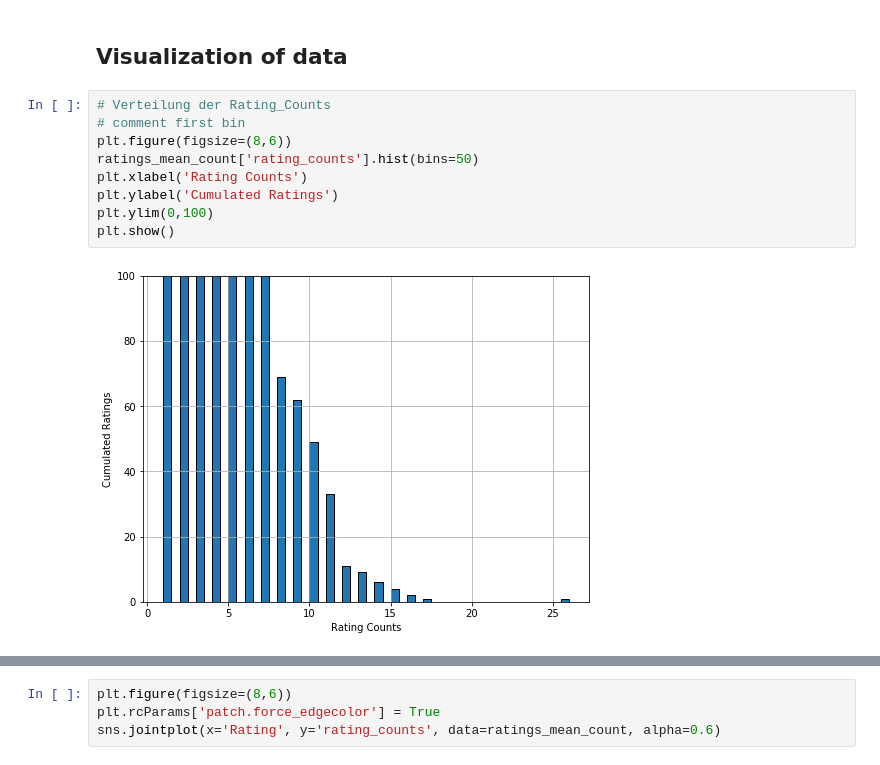
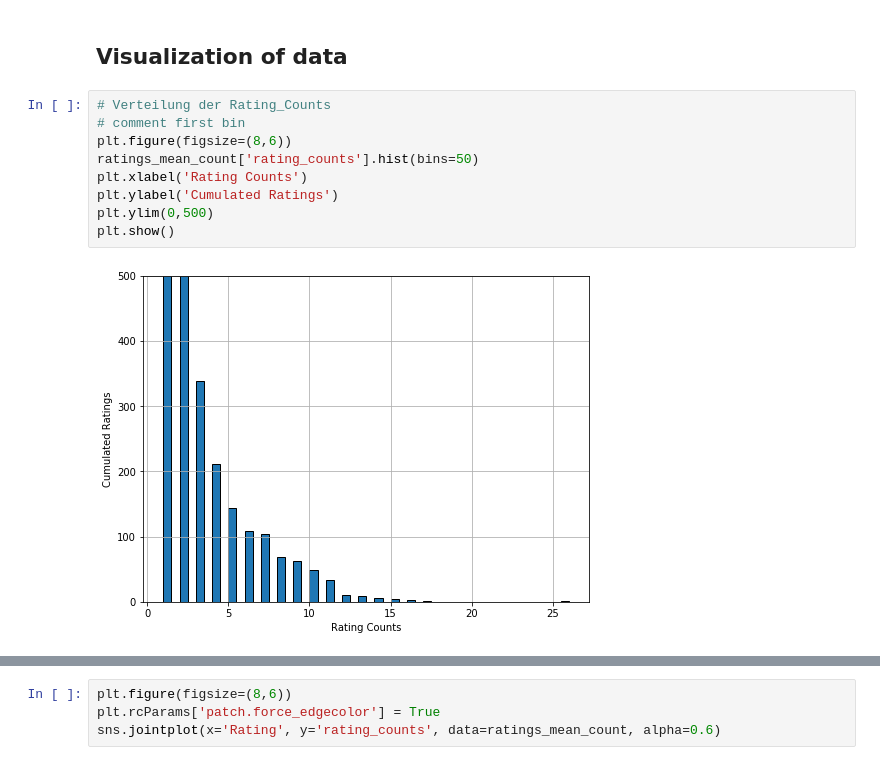
Before and after one commit to smorrow1/data_science_ss_20, a Jupyter notebook: Amzon_Reviews_Recom2 copy.ipynb, the cells around one changed output, grey strips where cells are left out. Saved outputs shown, nothing was run; the diff lists cells and outputs as text.

```diff
--- a/Amzon_Reviews_Recom2 copy.ipynb
+++ b/Amzon_Reviews_Recom2 copy.ipynb
@@ -835,14 +845,14 @@ ratings_mean_count.sort_values(by='rating_counts', ascending=False)
 # %%
 # Verteilung der Rating_Counts
 # comment first bin
 plt.figure(figsize=(8,6))
 ratings_mean_count['rating_counts'].hist(bins=50)
 plt.xlabel('Rating Counts')
 plt.ylabel('Cumulated Ratings')
-plt.ylim(0,100)
+plt.ylim(0,500)
 plt.show()
 # %% [output]
-[figure, old version]
+[figure, new version]
 # %%
 # Verteilung der Ratings (Histogram)
 plt.figure(figsize=(8,6))
```
Also changed, not shown: parts of 6 cells of this notebook.
